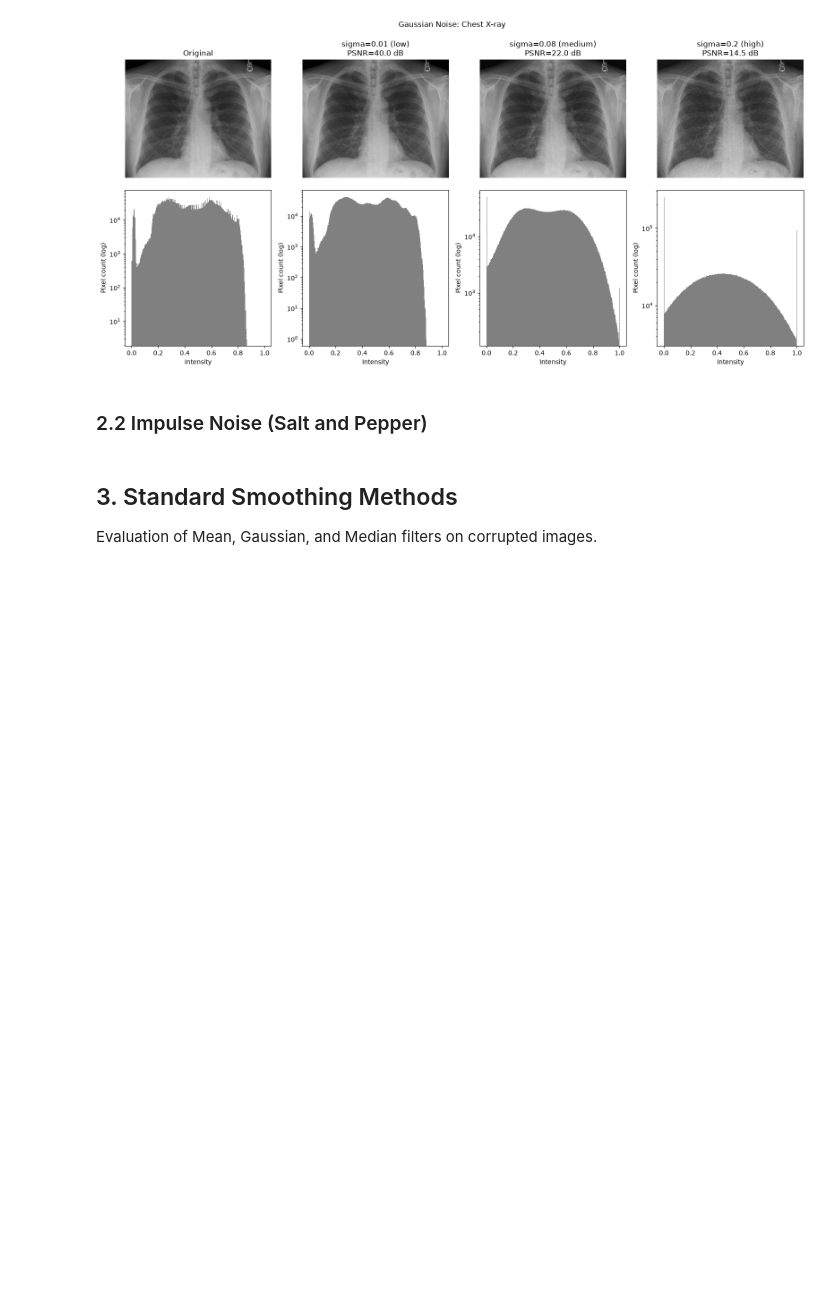
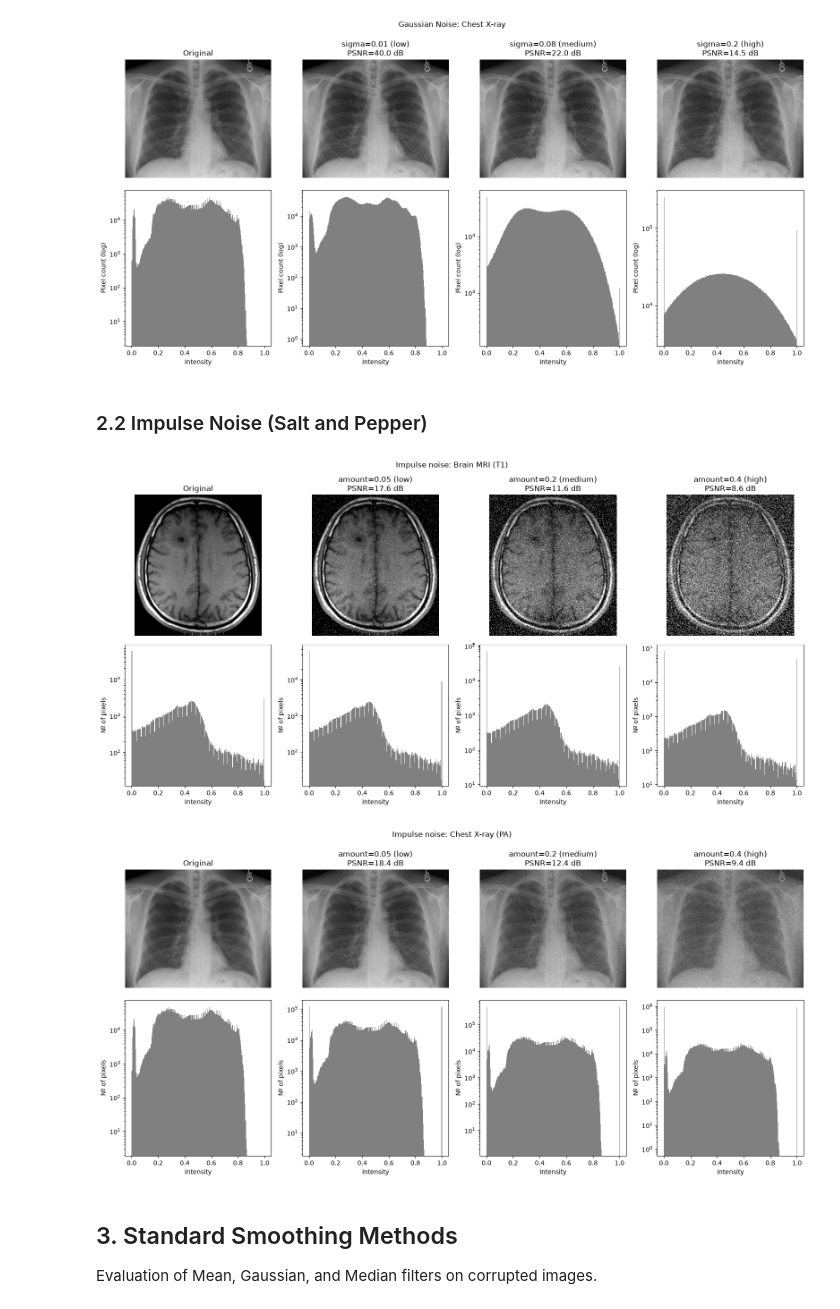
Before and after one commit to cesarrrbl06/LAB1_MIA, a Jupyter notebook: notebooks/LAB_1.ipynb, the cells around one changed output. Saved outputs shown, nothing was run; the diff lists cells and outputs as text; code cells hidden in the pictures; blank space fills up the shorter version.

```diff
--- a/notebooks/LAB_1.ipynb
+++ b/notebooks/LAB_1.ipynb
@@ -99,7 +99,34 @@ show_gaussian(img2, "Chest X-ray", seed=101, filename="01_gaussian_noise_xray.pn
 # %% [markdown]
 ### 2.2 Impulse Noise (Salt and Pepper)
 # %%
-# TODO: Impulse noise generation and visualization (low, medium, high intensity)
+IMPULSE_LEVELS = {"low": 0.05, "medium": 0.20, "high": 0.40}  # borra esta línea si ya lo tienes en src/noise.py
+
+def show_impulse(img, name, seed, filename):
+    rng = np.random.default_rng(seed)        # semilla fija: ruido reproducible
+    versions = {"Original": img}
+    for level, amount in IMPULSE_LEVELS.items():
+        versions[f"amount={amount} ({level})"] = add_impulse_noise(img, amount, rng=rng)
+
+    fig, axes = plt.subplots(2, 4, figsize=(16, 8))
+    for col, (title, im) in enumerate(versions.items()):
+        axes[0, col].imshow(im, cmap="gray", vmin=0, vmax=1)
+        p = "" if title == "Original" else f"\nPSNR={psnr(img, im, data_range=1.0):.1f} dB"
+        axes[0, col].set_title(title + p)
+        axes[0, col].axis("off")
+
+        axes[1, col].hist(im.ravel(), bins=256, range=(0, 1), color="gray", log=True)
+        axes[1, col].set_xlabel("Intensity")
+        axes[1, col].set_ylabel("Nº of pixels")
+    fig.suptitle(f"Impulse noise: {name}")
+    plt.tight_layout()
+    save_figure(fig, filename)
+    plt.show()
+
+show_impulse(img1, "Brain MRI (T1)", seed=200, filename="02_impulse_brain.png")
+show_impulse(img2, "Chest X-ray (PA)", seed=201, filename="02_impulse_chest.png")
+# %% [output]
+[figure, added]
+[figure, added]
 # %% [markdown]
 ## 3. Standard Smoothing Methods
 Evaluation of Mean, Gaussian, and Median filters on corrupted images.
```
